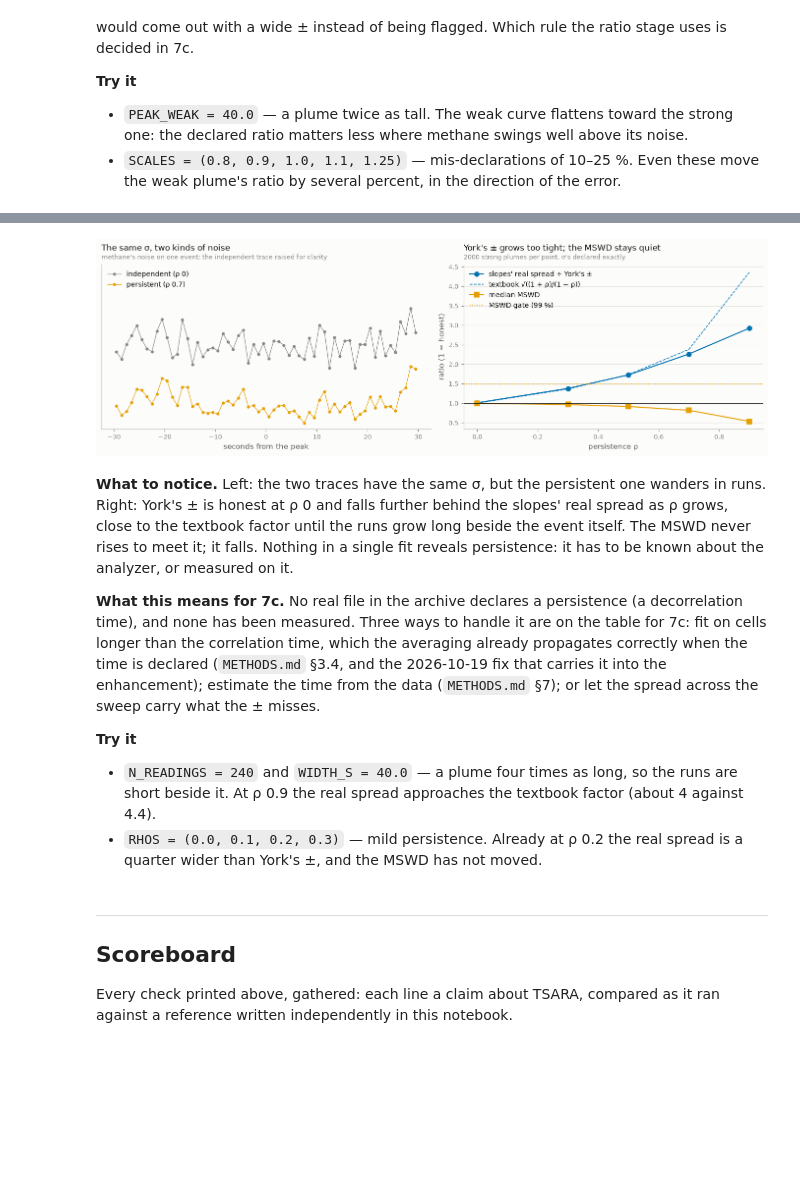
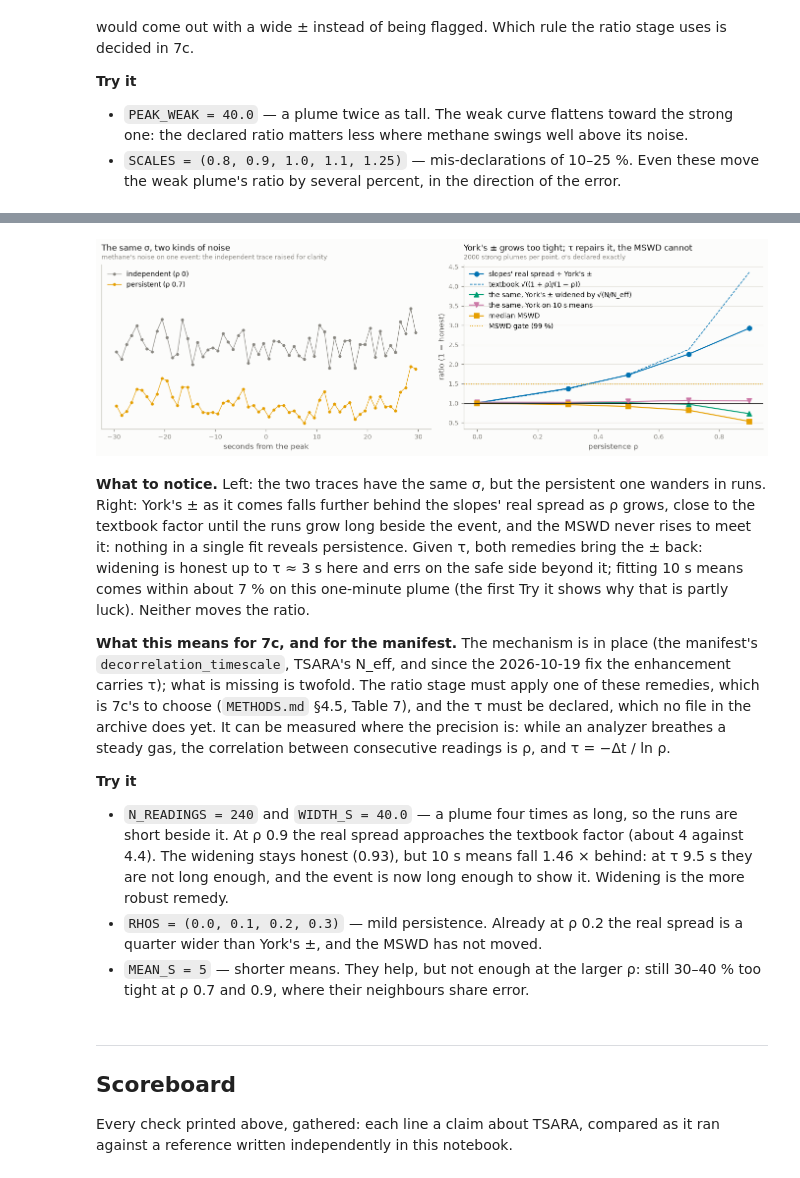
Before and after one commit to agmeyer4/tsara, a Jupyter notebook: examples/notebooks/07_ratios_walkthrough.ipynb, the cells around one changed output, grey strips where cells are left out. Cells and saved outputs as stored; diff of their text form; code cells hidden in the pictures; blank space fills up the shorter version.

```diff
--- a/examples/notebooks/07_ratios_walkthrough.ipynb
+++ b/examples/notebooks/07_ratios_walkthrough.ipynb
@@ -1067,5 +1079,6 @@ SIGMA_CH4 = 3.0  # methane noise per reading, ppb: declared exactly
 SIGMA_C2H6 = 0.3  # ethane noise per reading, ppb: declared exactly
 RHOS = (0.0, 0.3, 0.5, 0.7, 0.9)  # persistence values for the right-hand panel
 RHO_DRAWN = 0.7  # the persistence the left-hand panel draws
+MEAN_S = 10  # the second remedy fits means of this many 1 s readings
 N_EVENTS = 2000
 SEED = 5
@@ -1160,59 +1225,81 @@ ax_a.set_ylim(low, high + 0.3 * (high - low))
 
 rhos = np.array(list(rows))
 ax_b.plot(
     rhos,
-    [rows[r]["actual ÷ promised"] for r in rows],
+    [rows[r]["as it comes"] for r in rows],
     "o-",
     color=C1,
     label="slopes' real spread ÷ York's ±",
 )
 ax_b.plot(
     rhos,
     [rows[r]["textbook factor"] for r in rows],
     "--",
     color=C1,
     lw=1,
     label="textbook √((1 + ρ)/(1 − ρ))",
 )
+ax_b.plot(
+    rhos,
+    [rows[r]["widened"] for r in rows],
+    "^-",
+    color=C3,
+    label="the same, York's ± widened by √(N/N_eff)",
+)
+ax_b.plot(
+    rhos,
+    [rows[r][f"on {MEAN_S} s means"] for r in rows],
+    "v-",
+    color=C4,
+    label=f"the same, York on {MEAN_S} s means",
+)
 ax_b.plot(rhos, [rows[r]["median MSWD"] for r in rows], "s-", color=C2, label="median MSWD")
 ax_b.axhline(1, color=INK, lw=0.8)
 ax_b.axhline(gate, color=C2, ls=":", lw=1.2, label="MSWD gate (99 %)")
 finish(
     ax_b,
-    "York's ± grows too tight; the MSWD stays quiet",
+    "York's ± grows too tight; τ repairs it, the MSWD cannot",
     f"{N_EVENTS} strong plumes per point, σ's declared exactly",
     ylab="ratio (1 = honest)",
     xlab="persistence ρ",
     legend=True,
     loc="upper left",
 )
 fig.tight_layout()
 plt.show()
 # %% [output]
-[figure, old version]
+[figure, new version]
 # %% [markdown]
 **What to notice.** Left: the two traces have the same σ, but the persistent
-one wanders in runs. Right: York's ± is honest at ρ 0 and falls further behind
-the slopes' real spread as ρ grows, close to the textbook factor until the
-runs grow long beside the event itself. The MSWD never rises to meet it; it
-falls. Nothing in a single fit reveals persistence: it has to be known about
-the analyzer, or measured on it.
+one wanders in runs. Right: York's ± as it comes falls further behind the
+slopes' real spread as ρ grows, close to the textbook factor until the runs
+grow long beside the event, and the MSWD never rises to meet it: nothing in a
+single fit reveals persistence. Given τ, both remedies bring the ± back:
+widening is honest up to τ ≈ 3 s here and errs on the safe side beyond it;
+fitting 10 s means comes within about 7 % on this one-minute plume (the first
+Try it shows why that is partly luck). Neither moves the ratio.
 
-**What this means for 7c.** No real file in the archive declares a
-persistence (a decorrelation time), and none has been measured. Three ways to
-handle it are on the table for 7c: fit on cells longer than the correlation
-time, which the averaging already propagates correctly when the time is
-declared (`METHODS.md` §3.4, and the 2026-10-19 fix that carries it into the
-enhancement); estimate the time from the data (`METHODS.md` §7); or let the
-spread across the sweep carry what the ± misses.
+**What this means for 7c, and for the manifest.** The mechanism is in place
+(the manifest's `decorrelation_timescale`, TSARA's N_eff, and since the
+2026-10-19 fix the enhancement carries τ); what is missing is twofold. The
+ratio stage must apply one of these remedies, which is 7c's to choose
+(`METHODS.md` §4.5, Table 7), and the τ must be declared, which no file in the
+archive does yet. It can be measured where the precision is: while an analyzer
+breathes a steady gas, the correlation between consecutive readings is ρ, and
+τ = −Δt / ln ρ.
 
 **Try it**
 
 * `N_READINGS = 240` and `WIDTH_S = 40.0` — a plume four times as long, so the
   runs are short beside it. At ρ 0.9 the real spread approaches the textbook
-  factor (about 4 against 4.4).
+  factor (about 4 against 4.4). The widening stays honest (0.93), but 10 s
+  means fall 1.46 × behind: at τ 9.5 s they are not long enough, and the event
+  is now long enough to show it. Widening is the more robust remedy.
 * `RHOS = (0.0, 0.1, 0.2, 0.3)` — mild persistence. Already at ρ 0.2 the real
   spread is a quarter wider than York's ±, and the MSWD has not moved.
+* `MEAN_S = 5` — shorter means. They help, but not enough at the larger ρ:
+  still 30–40 % too tight at ρ 0.7 and 0.9, where their neighbours share
+  error.
 # %% [markdown]
 ---
 ## Scoreboard
```
Also changed, not shown: parts of 6 cells of this notebook, 1 other file.
